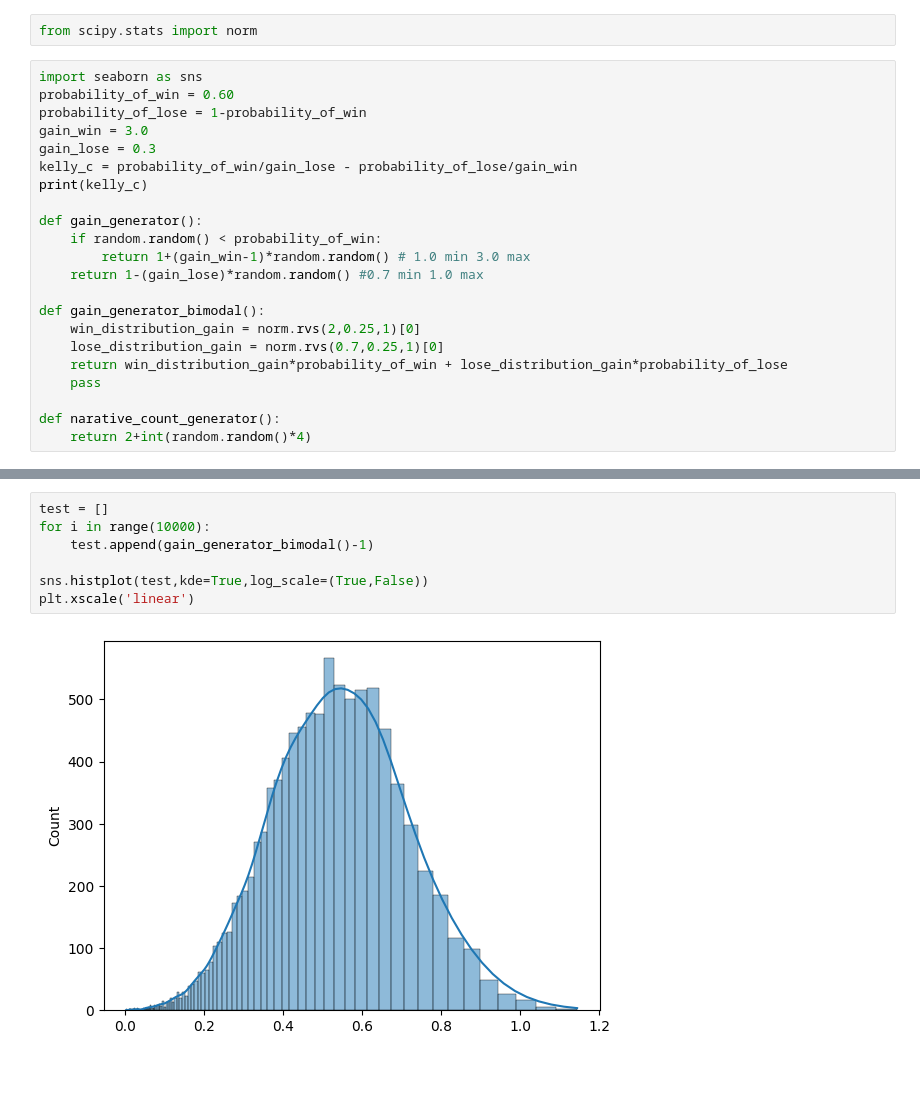
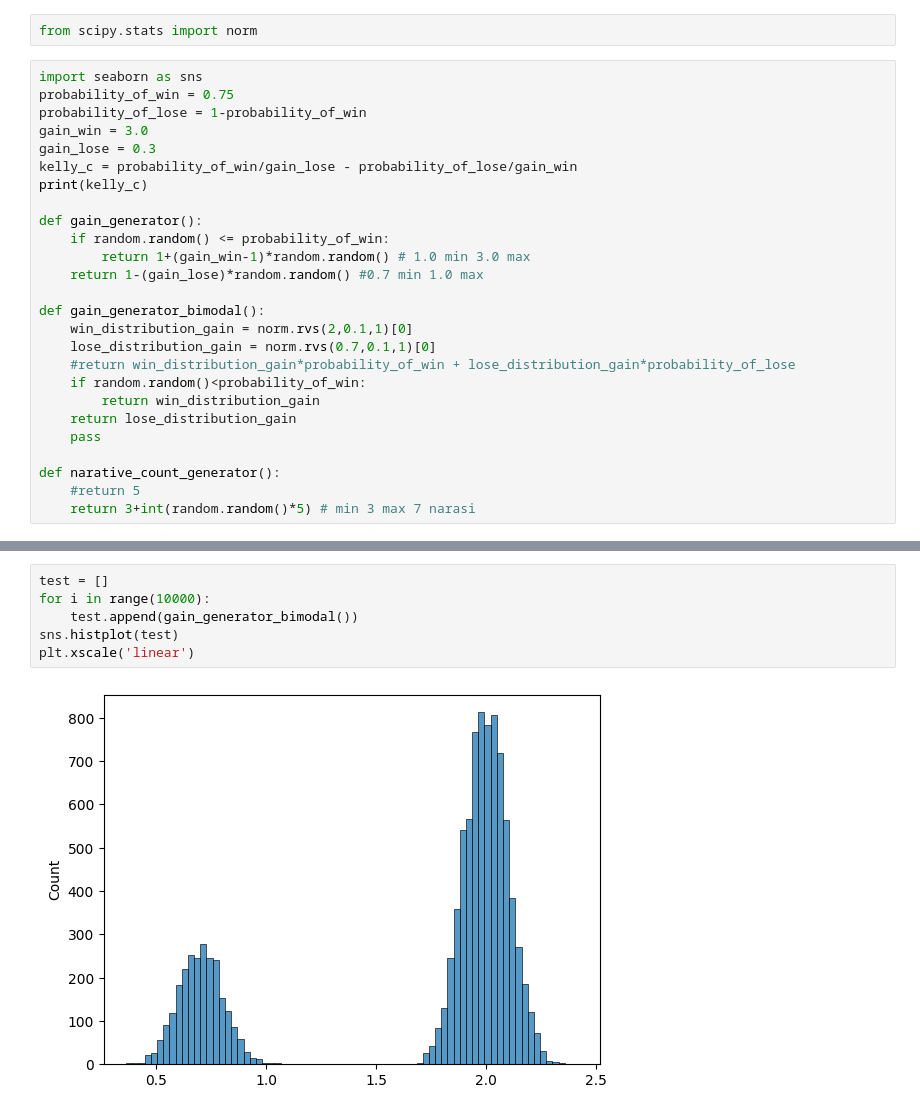
Before and after one commit to messier12/bullrun-strat-simulator, a Jupyter notebook: kelly_criterion.ipynb, the cells around one changed output, grey strips where cells are left out. Drawn from its saved outputs; the diff is of its cells as text; blank space fills up the shorter version.

Commit message:
add bimodal distribution

```diff
--- a/kelly_criterion.ipynb
+++ b/kelly_criterion.ipynb
@@ -261,7 +261,7 @@ lets create a "gain" distribution that has 40% chance to be below 1
 from scipy.stats import norm
 # %%
 import seaborn as sns
-probability_of_win = 0.60
+probability_of_win = 0.75
 probability_of_lose = 1-probability_of_win
 gain_win = 3.0
 gain_lose = 0.3
@@ -269,16 +269,20 @@ kelly_c = probability_of_win/gain_lose - probability_of_lose/gain_win
 print(kelly_c)
 
 def gain_generator():
-    if random.random() < probability_of_win:
+    if random.random() <= probability_of_win:
         return 1+(gain_win-1)*random.random() # 1.0 min 3.0 max
     return 1-(gain_lose)*random.random() #0.7 min 1.0 max
 
 def gain_generator_bimodal():
-    win_distribution_gain = norm.rvs(2,0.25,1)[0]
-    lose_distribution_gain = norm.rvs(0.7,0.25,1)[0]
-    return win_distribution_gain*probability_of_win + lose_distribution_gain*probability_of_lose
+    win_distribution_gain = norm.rvs(2,0.1,1)[0]
+    lose_distribution_gain = norm.rvs(0.7,0.1,1)[0]
+    #return win_distribution_gain*probability_of_win + lose_distribution_gain*probability_of_lose
+    if random.random()<probability_of_win:
+        return win_distribution_gain
+    return lose_distribution_gain
     pass
 
 def narative_count_generator():
-    return 2+int(random.random()*4)
+    #return 5
+    return 3+int(random.random()*5) # min 3 max 7 narasi
 # %% [output]
@@ -308,9 +312,8 @@ plt.axvline(ten_percent,0,10000)
 # %%
 test = []
 for i in range(10000):
-    test.append(gain_generator_bimodal()-1)
-
-sns.histplot(test,kde=True,log_scale=(True,False))
+    test.append(gain_generator_bimodal())
+sns.histplot(test)
 plt.xscale('linear')
 # %% [output]
-[figure, old version]
+[figure, new version]
```
Also changed, not shown: parts of 2 cells of this notebook.
